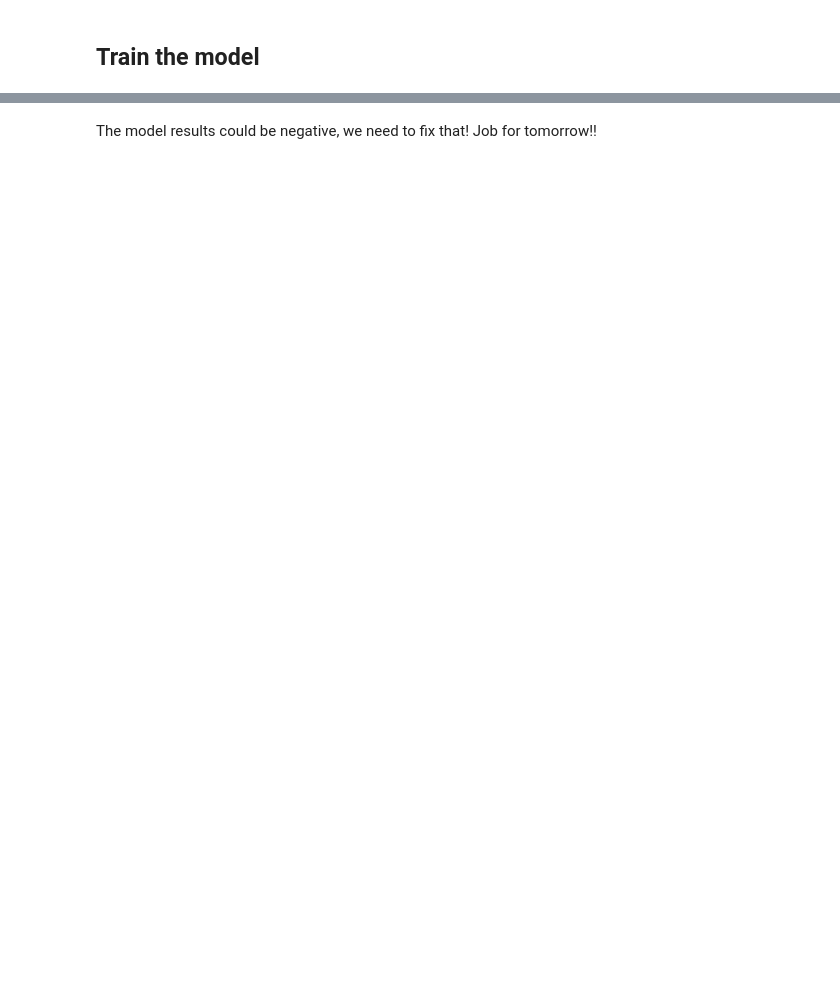
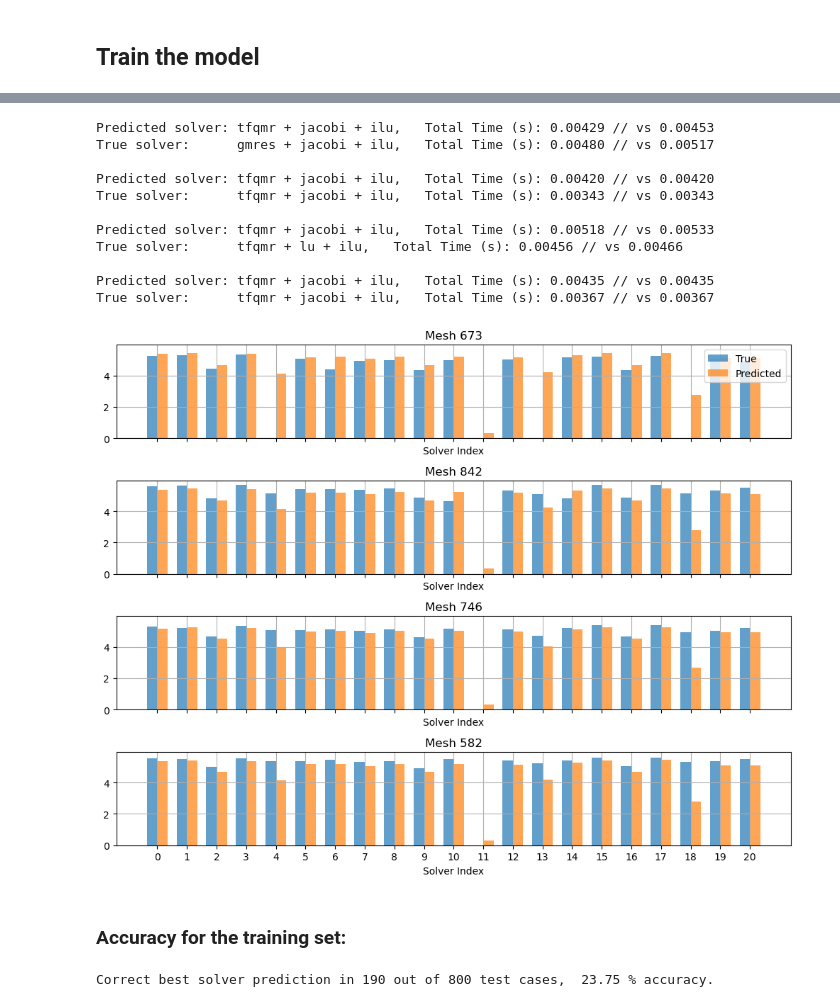
Before and after one commit to Codeniksson/ML_for_pmg, a Jupyter notebook: GNN_2606_NodeBased.ipynb, the cells around one changed output, grey strips where cells are left out. Drawn from its saved outputs; the diff is of its cells as text; code cells hidden in the pictures; blank space fills up the shorter version.

Commit message:
small update for NodeBased GNN

```diff
--- a/GNN_2606_NodeBased.ipynb
+++ b/GNN_2606_NodeBased.ipynb
@@ -526,2 +606,77 @@ print(y_pred)
-# %% [markdown]
-The model results could be negative, we need to fix that! Job for tomorrow!!
+# %%
+n = 4  # number of test samples to visualize
+
+Y_pred, Y_true = [], []
+fig, axes = plt.subplots(n, 1, figsize=(10, 2 * n),sharex=True, sharey=True)
+
+gnn_model.eval()
+with torch.no_grad():
+    for i in range(n):
+        j = i
+        data = test_dataset[j]
+        batch_vector = torch.zeros(data.num_nodes, dtype=torch.long)
+
+        y_pred = gnn_model(data.x, data.edge_index, batch_vector).squeeze().numpy()
+        y_true = data.y.numpy()
+
+        Y_pred.append(y_pred)
+        Y_true.append(y_true)
+
+        ax = axes[i]
+        width = 0.35
+        indices = range(len(y_true))
+
+        ax.bar([j - width/2 for j in indices], y_true, width=width, label="True", alpha=0.7)
+        ax.bar([j + width/2 for j in indices], y_pred, width=width, label="Predicted", alpha=0.7)
+
+
+        indx_pred = np.argmin(np.exp(-y_pred))
+        indx_true = np.argmin(np.exp(-y_true))
+
+        print(f"Predicted solver: {labels[indx_pred]},   Total Time (s): {np.exp(-y_pred[indx_pred]):.5f} // vs {np.exp(-y_pred[indx_true]):.5f}")
+        print(f"True solver:      {labels[indx_true]},   Total Time (s): {np.exp(-y_true[indx_true]):.5f} // vs {np.exp(-y_true[indx_pred]):.5f}")
+
+        ax.set_xlabel("Solver Index")
+        ax.set_title(f"Mesh {data.mesh_id}")
+        ax.set_xticks(indices)
+        ax.grid(True)
+
+
+    axes[0].legend()
+    plt.tight_layout()
+    plt.show()
+# %% [output]
+Predicted solver: tfqmr + jacobi + ilu,   Total Time (s): 0.00429 // vs 0.00453
+True solver:      gmres + jacobi + ilu,   Total Time (s): 0.00480 // vs 0.00517
+
+Predicted solver: tfqmr + jacobi + ilu,   Total Time (s): 0.00420 // vs 0.00420
+True solver:      tfqmr + jacobi + ilu,   Total Time (s): 0.00343 // vs 0.00343
+
+Predicted solver: tfqmr + jacobi + ilu,   Total Time (s): 0.00518 // vs 0.00533
+True solver:      tfqmr + lu + ilu,   Total Time (s): 0.00456 // vs 0.00466
+
+Predicted solver: tfqmr + jacobi + ilu,   Total Time (s): 0.00435 // vs 0.00435
+True solver:      tfqmr + jacobi + ilu,   Total Time (s): 0.00367 // vs 0.00367
+[figure, added]
+# %% [markdown]
+### Accuracy for the training set:
+# %%
+# Forward pass
+gnn_model.eval()
+with torch.no_grad():
+    y_pred = gnn_model(train_batch.x, train_batch.edge_index, train_batch.batch).numpy()
+    y_true = train_batch.y.view(-1,21).numpy()
+
+# Transform back from -log to positive time
+y_pred_times = np.exp(-y_pred)
+y_true_times = np.exp(-y_true)
+
+pred_best = np.argmin(y_pred_times, axis=1)
+true_best = np.argmin(y_true_times, axis=1)
+
+matches = np.sum(pred_best == true_best)
+total = len(pred_best)
+
+print(f"Correct best solver prediction in {matches} out of {total} test cases, {100*matches/total: .2f} % accuracy.")
+# %% [output]
+Correct best solver prediction in 190 out of 800 test cases,  23.75 % accuracy.
```
Also changed, not shown: parts of 31 cells of this notebook.
